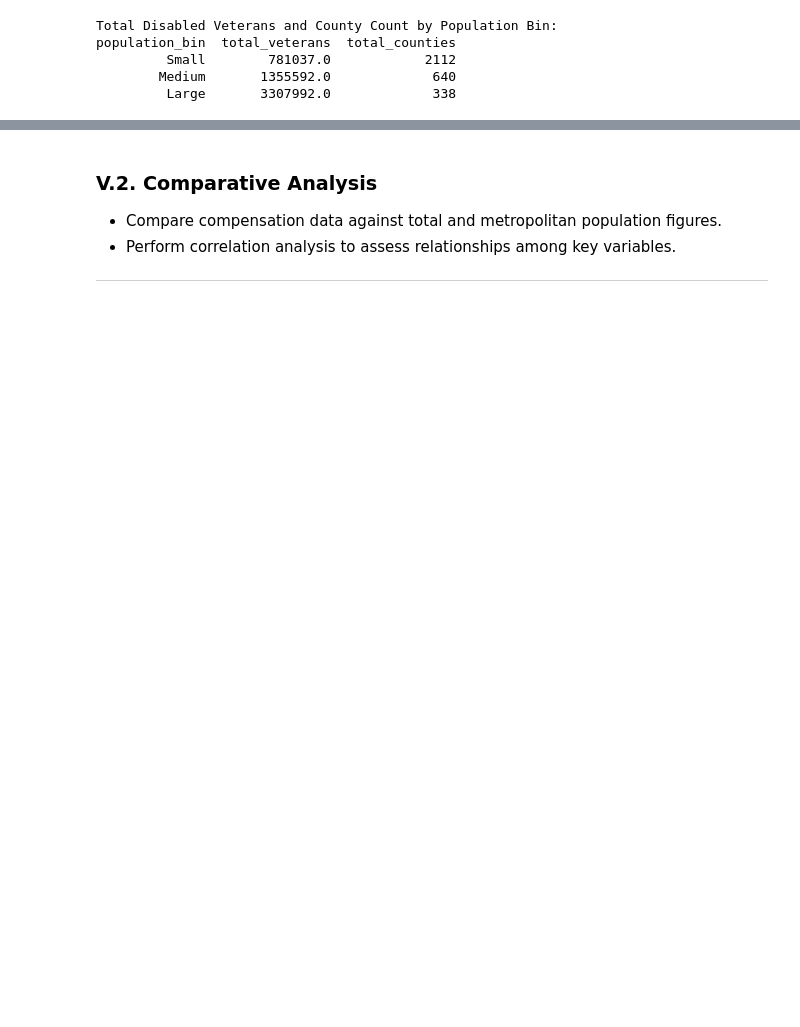
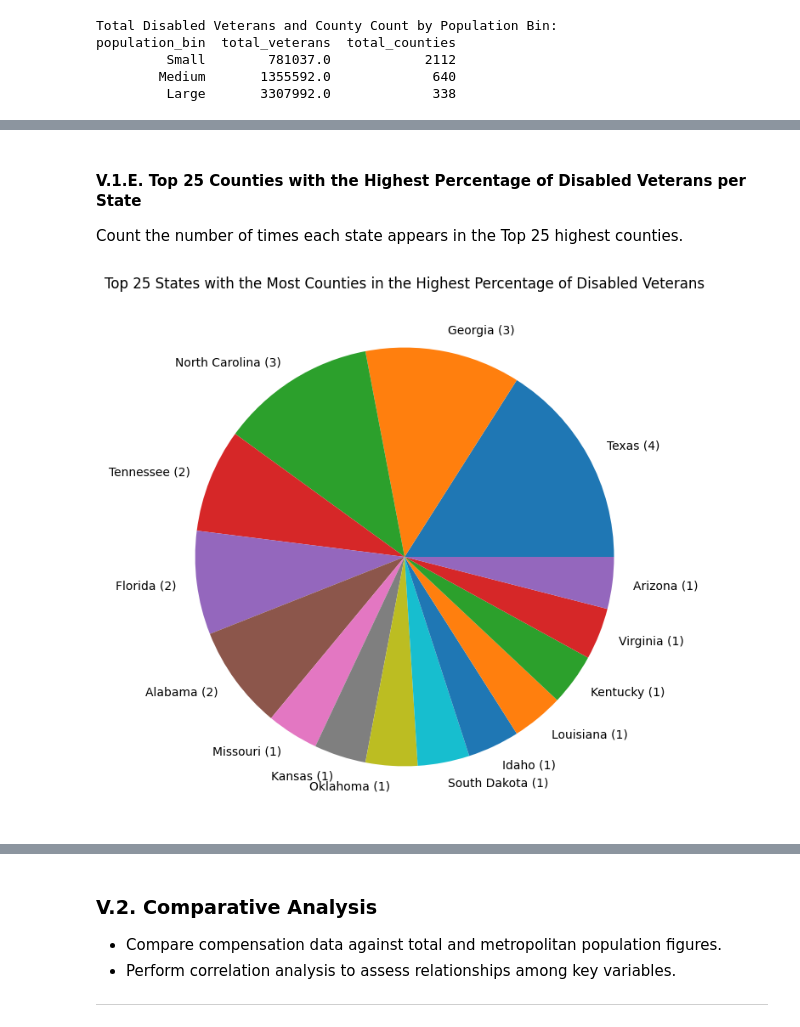
Before and after one commit to Data-Git-Hub/datafun-06-eda, a Jupyter notebook: Data-Git-Hub_eda.ipynb, the cells around one changed output, grey strips where cells are left out. Cells and saved outputs as stored; diff of their text form; code cells hidden in the pictures; blank space fills up the shorter version.

```diff
--- a/Data-Git-Hub_eda.ipynb
+++ b/Data-Git-Hub_eda.ipynb
@@ -613,0 +628,13 @@ population_bin  total_veterans  total_counties
+# %% [markdown]
+ #### V.1.E. Top 25 Counties with the Highest Percentage of Disabled Veterans per State
+Count the number of times each state appears in the Top 25 highest counties. <br>
+# %%
+top_25_high = merged_complete.nlargest(25, 'disability_rate_percentage')
+state_high_counts = top_25_high['state'].value_counts()
+
+plt.figure(figsize=(8, 8))
+plt.pie(state_high_counts, labels=[f"{state} ({count})" for state, count in zip(state_high_counts.index, state_high_counts.values)])
+plt.title("Top 25 States with the Most Counties in the Highest Percentage of Disabled Veterans")
+plt.show()
+# %% [output]
+[figure, added]
```
Also changed, not shown: parts of 22 cells of this notebook.
